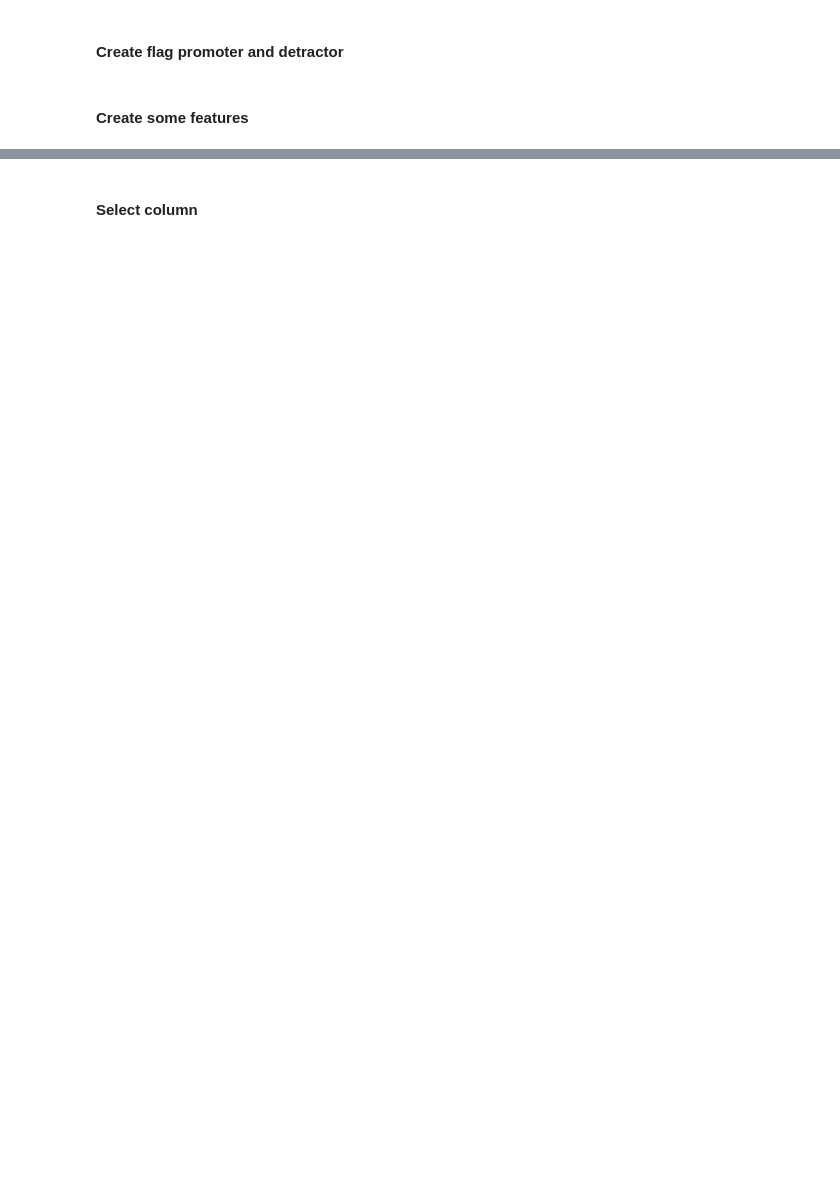
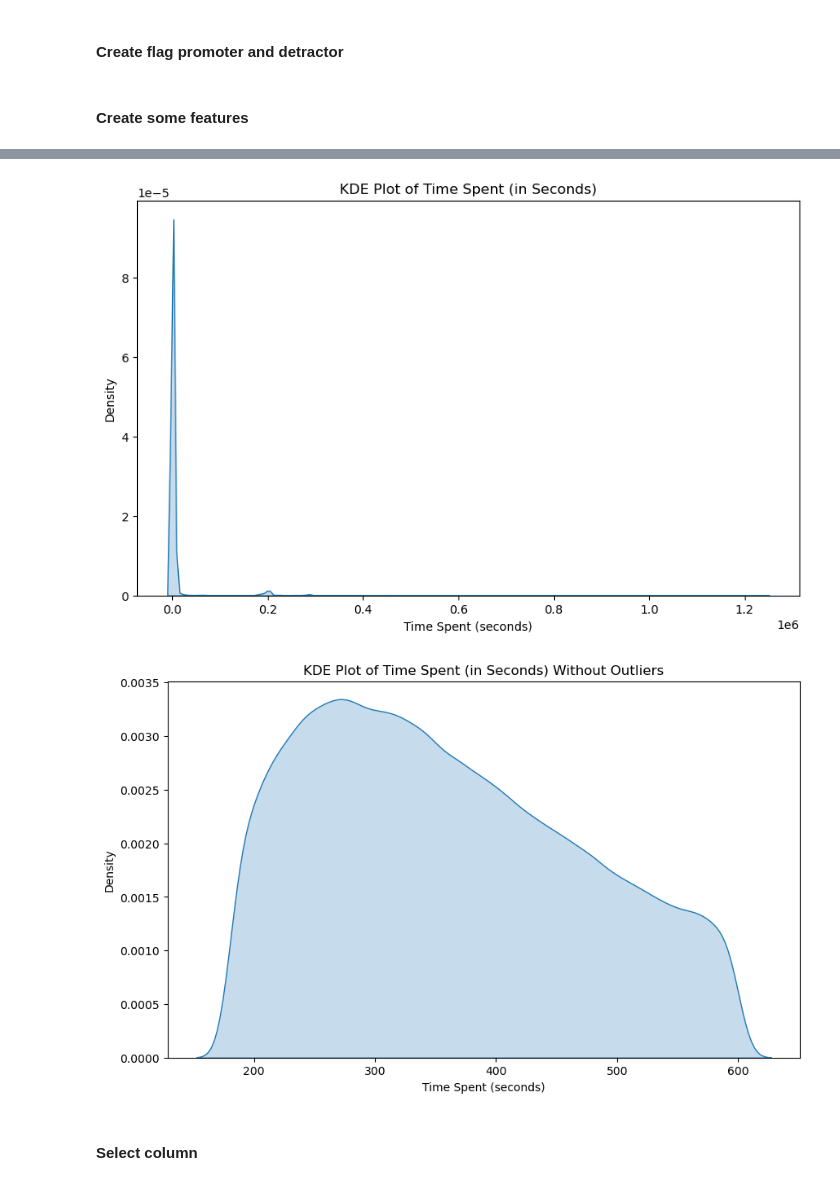
Before and after one commit to nomadicsenseis/AI_Explanatory_Drivers-VS_past_pipeline, a Jupyter notebook: develop/nps_client_model.ipynb, the cells around one changed output, grey strips where cells are left out. Drawn from its saved outputs; the diff is of its cells as text; code cells hidden in the pictures; blank space fills up the shorter version.

```diff
--- a/develop/nps_client_model.ipynb
+++ b/develop/nps_client_model.ipynb
@@ -611,0 +674,42 @@ df_nps_tkt = group_residence_country_custom(df_nps_tkt)
+# %%
+import pandas as pd
+import seaborn as sns
+import matplotlib.pyplot as plt
+# time_spent_hrminsec= df_nps_tkt[df_nps_tkt['date_flight_local']>='2023-01-01']['delay']
+time_spent_hrminsec= df_nps_tkt[df_nps_tkt['date_flight_local']>='2023-01-01']['time_spent_hrminsec']
+# Identify and remove outliers
+Q1 = time_spent_hrminsec.quantile(0.05)
+Q3 = time_spent_hrminsec.quantile(0.95)
+IQR = Q3 - Q1
+lower_bound = Q1 - 1.5 * IQR
+upper_bound = Q3 + 1.5 * IQR
+# Filter out the outliers
+filtered_time_spent = time_spent_hrminsec[(time_spent_hrminsec >= 180) & (time_spent_hrminsec <= 600)]
+# filtered_time_spent = time_spent_hrminsec[(time_spent_hrminsec <= 50) & (time_spent_hrminsec >= -50)]
+
+# Generate the KDE plot without outliers
+plt.figure(figsize=(10, 6))
+sns.kdeplot(time_spent_hrminsec, shade=True)
+
+# Add titles and labels
+plt.title('KDE Plot of Time Spent (in Seconds)')
+plt.xlabel('Time Spent (seconds)')
+plt.ylabel('Density')
+
+# Display the plot
+plt.show()
+
+# Generate the KDE plot without outliers
+plt.figure(figsize=(10, 6))
+sns.kdeplot(filtered_time_spent, shade=True)
+
+# Add titles and labels
+plt.title('KDE Plot of Time Spent (in Seconds) Without Outliers')
+plt.xlabel('Time Spent (seconds)')
+plt.ylabel('Density')
+
+# Display the plot
+plt.show()
+# %% [output]
+[figure, added]
+[figure, added]
```
Also changed, not shown: parts of 56 cells of this notebook, 15 other files.
